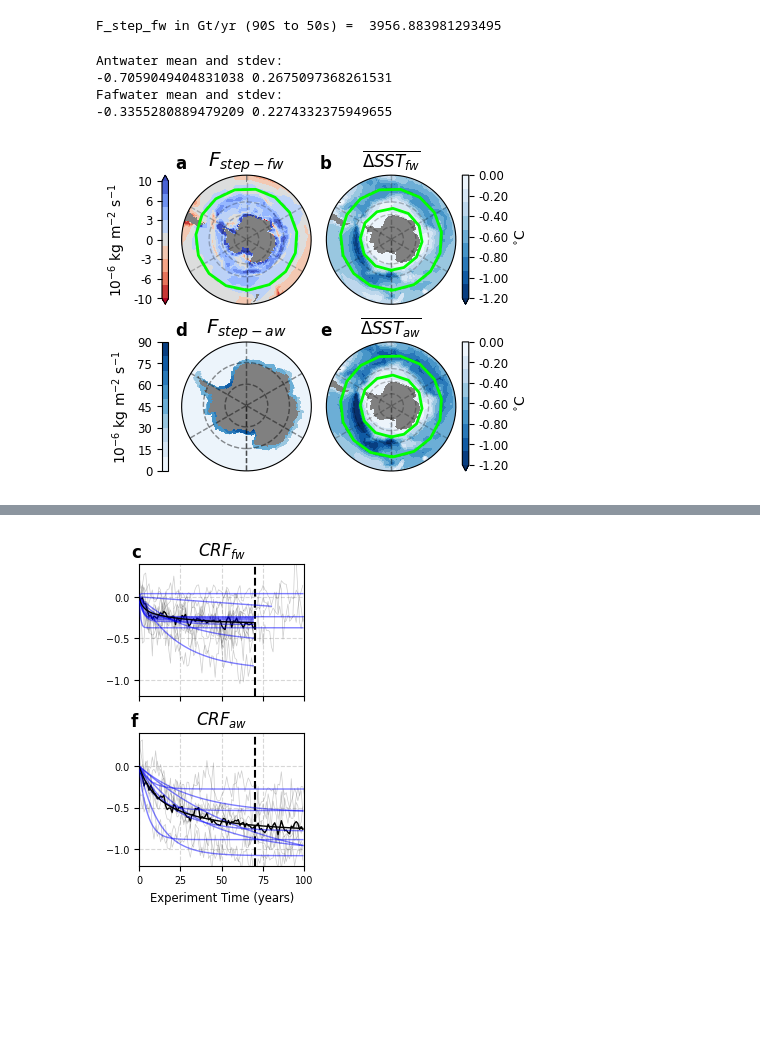
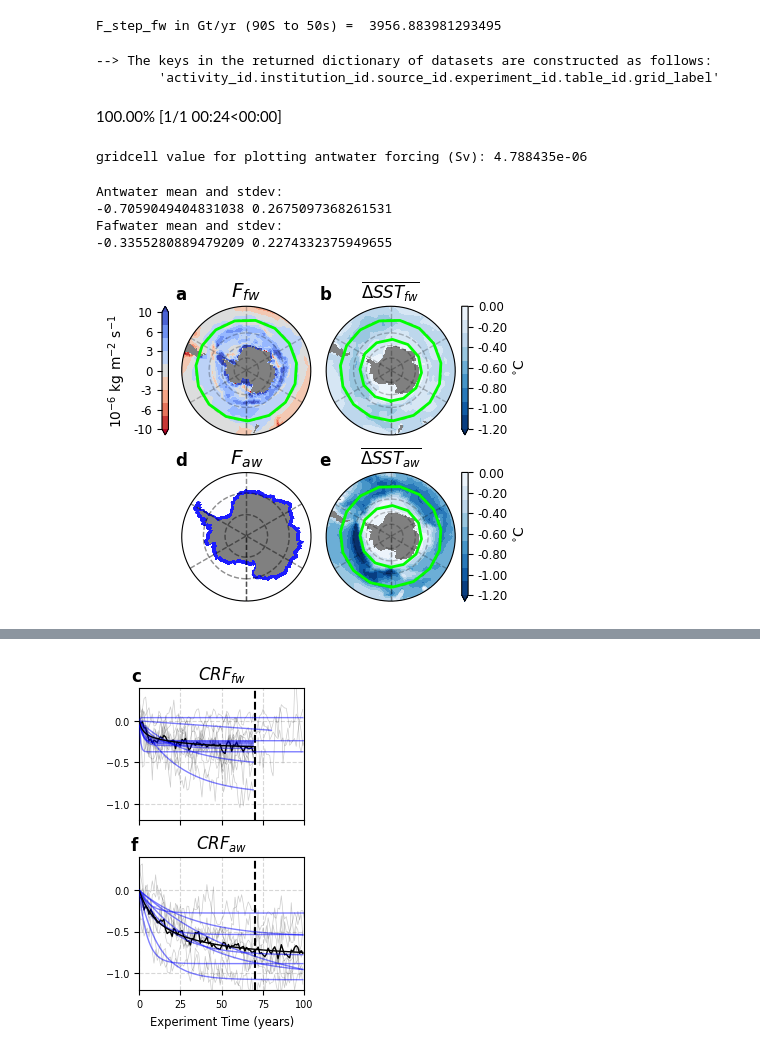
Before and after one commit to ZackKaufman/Kaufman_Freshwater_Analysis, a Jupyter notebook: Analysis/Fig1.ipynb, the cells around one changed output, grey strips where cells are left out. Saved outputs shown, nothing was run; the diff lists cells and outputs as text; code cells hidden in the pictures; blank space fills up the shorter version.

```diff
--- a/Analysis/Fig1.ipynb
+++ b/Analysis/Fig1.ipynb
@@ -8,6 +8,10 @@ import numpy as np
 import xarray as xr
 import gsw
 import netCDF4
+xr.set_options(display_style='html')
+import dask
+import intake
+from xmip.preprocessing import combined_preprocessing
 
 from scipy.optimize import curve_fit
 from scipy.stats import pearsonr
@@ -96,3 +103,40 @@ F_step_aw = 3154
+# %%
+# For Fig. 1c, antwater forcing won't display as spatially uniform when normalized by grid cell area.
+# So we convert units of antwater_forcing_map to Sv
+
+########################################################################
+# the forcing field for antwater is provided by GFDL-CM4, so we obtain areacello for this model from intake_esm
+########################################################################
+
+url = 'https://storage.googleapis.com/cmip6/pangeo-cmip6.json'
+col = intake.open_esm_datastore(url)
+df_areacello = col.search(
+    activity_id=['CMIP'],
+    variable_id = ['areacello'],
+    source_id = ['GFDL-CM4'],
+    grid_label=['gn'],
+    experiment_id=['piControl']
+)
+kwargs = {
+    }
+with dask.config.set(**{'array.slicing.split_large_chunks': True}):
+    areacello_antwater_forcing = df_areacello.to_dataset_dict(**kwargs)
+key = list(areacello_antwater_forcing.keys())[0]
+areacello_antwater_forcing = areacello_antwater_forcing[key].areacello[0,0,:,:]
+
+########################################################################
+
+unit_conversion = (1e-6)*(1/1027) #kg/s to Sv
+antwater_forcing_map_Sv = (antwater_forcing_map * areacello_antwater_forcing) * unit_conversion
+
+# get grid cell forcing value for plotting
+
+print('gridcell value for plotting antwater forcing (Sv):', np.nanmax(antwater_forcing_map_Sv.values))
+# %% [output]
+--> The keys in the returned dictionary of datasets are constructed as follows:
+        'activity_id.institution_id.source_id.experiment_id.table_id.grid_label'
+100.00% [1/1 00:24<00:00]
+gridcell value for plotting antwater forcing (Sv): 4.788435e-06
 # %%
 # import maps of SST response to antwater and faf-water forcing (averaged experiment years 60-70)
 # pre-processed data on standard 1x1 grid.
@@ -153,7 +197,9 @@ Fafwater mean and stdev:
 
 # get multi-model mean responses (scaled)
 SST_anoms_antwater_mean = SST_anoms_antwater.mean(dim='model')*scale_factor_antwater
-SST_anoms_fafwater_mean = SST_anoms_antwater.mean(dim='model')*scale_factor_fafwater
+SST_anoms_fafwater_mean = SST_anoms_fafwater.mean(dim='model')*scale_factor_fafwater
+SST_anoms_fafwater_mean = SST_anoms_fafwater_mean.where(SST_anoms_fafwater_mean != 0)
+
 
 ########################################################################
 
@@ -165,10 +211,10 @@ cmap_plot1 = 'coolwarm_r'
 levels_plot1 = np.linspace(cbarmin_plot1, cbarmax_plot1, 10)
 ticks_plot1 = np.linspace(cbarmin_plot1, cbarmax_plot1, 7)
 
-cbarmin_plot2 = 0
-cbarmax_plot2 = 90
-cbarlabel_plot2 = r'$10^{-6}$ kg m$^{-2}$ s$^{-1}$'
-cmap_plot2 = 'Blues'
+cbarmin_plot2 = -4.788435e-06
+cbarmax_plot2 = 4.788435e-06
+cbarlabel_plot2 = r'$Sv$'
+cmap_plot2 = 'bwr_r'
 levels_plot2 = np.linspace(cbarmin_plot2, cbarmax_plot2, 10)
 ticks_plot2 = np.linspace(cbarmin_plot2, cbarmax_plot2, 7)
 
@@ -235,7 +281,7 @@ axs[0,0].contourf(fafwater_forcing_map.longitude, fafwater_forcing_map.latitude,
 
 forcing_plot2 = \
 axs[1,0].contourf(antwater_forcing_map.x, antwater_forcing_map.y, \
-                  antwater_forcing_map*1e6,transform=ccrs.PlateCarree(), \
+                  antwater_forcing_map_Sv,transform=ccrs.PlateCarree(), \
                   levels=levels_plot2,cmap=cmap_plot2)
 
 response_plot3 = \
@@ -263,40 +309,40 @@ axs[1,1].plot([-180, 180], [-65, -65], transform=ccrs.PlateCarree(), color='lime
 for i, ax_row in enumerate(axs):
     for j, ax in enumerate(ax_row):
         if i == 0 and j == 0:
-            ax.set_title(r'$F_{step-fw}$', fontsize='x-large')
+            ax.set_title(r'$F_{fw}$', fontsize='x-large')
             ax.text(-0.05, 1.05, "a", transform=ax.transAxes, fontsize='large', fontweight='bold')
         elif i == 1 and j == 0:
-            ax.set_title(r'$F_{step-aw}$', fontsize='x-large')
+            ax.set_title(r'$F_{aw}$', fontsize='x-large')
             ax.text(-0.05, 1.05, "d", transform=ax.transAxes, fontsize='large', fontweight='bold')
         elif i == 0 and j == 1:
             ax.set_title(r'$\overline{\Delta SST_{fw}}$')
             ax.text(-0.05, 1.05, "b", transform=ax.transAxes, fontsize='large', fontweight='bold')
         elif i == 1 and j == 1:
             ax.set_title(r'$\overline{\Delta SST_{aw}}$')
             ax.text(-0.05, 1.05, "e", transform=ax.transAxes, fontsize='large', fontweight='bold')
 
 ########################################################################
 
 # Create colorbars for each subplot
 cbar1 = fig.colorbar(forcing_plot1, ax=axs[0,0],ticks=ticks_plot1, location='left', format="%d")
 cbar1.ax.tick_params(labelsize='small')
 cbar1.set_label(cbarlabel_plot1)
 
-cbar2 = fig.colorbar(forcing_plot2, ax=axs[1,0], ticks=ticks_plot2, location='left', format="%d")
-cbar2.ax.tick_params(labelsize='small')
-cbar2.set_label(cbarlabel_plot2)
+#cbar2 = fig.colorbar(forcing_plot2, ax=axs[1,0], ticks=ticks_plot2, location='left', format="%d")
+#cbar2.ax.tick_params(labelsize='small')
+#cbar2.set_label(cbarlabel_plot2)
 
 cbar3 = fig.colorbar(response_plot3, ax=axs[0,1],ticks=ticks_plot3, location='right', format='%.2f')
 cbar3.ax.tick_params(labelsize='small')
 cbar3.set_label(cbarlabel_plot3_4)
 
 cbar4 = fig.colorbar(response_plot4, ax=axs[1,1],ticks=ticks_plot4, location='right', format='%.2f')
 cbar4.ax.tick_params(labelsize='small')
 cbar4.set_label(cbarlabel_plot3_4)
 
 ########################################################################
 
 # show the plot
 plt.show()
 # %% [output]
-[figure, old version]
+[figure, new version]
```
Also changed, not shown: parts of 3 cells of this notebook.
